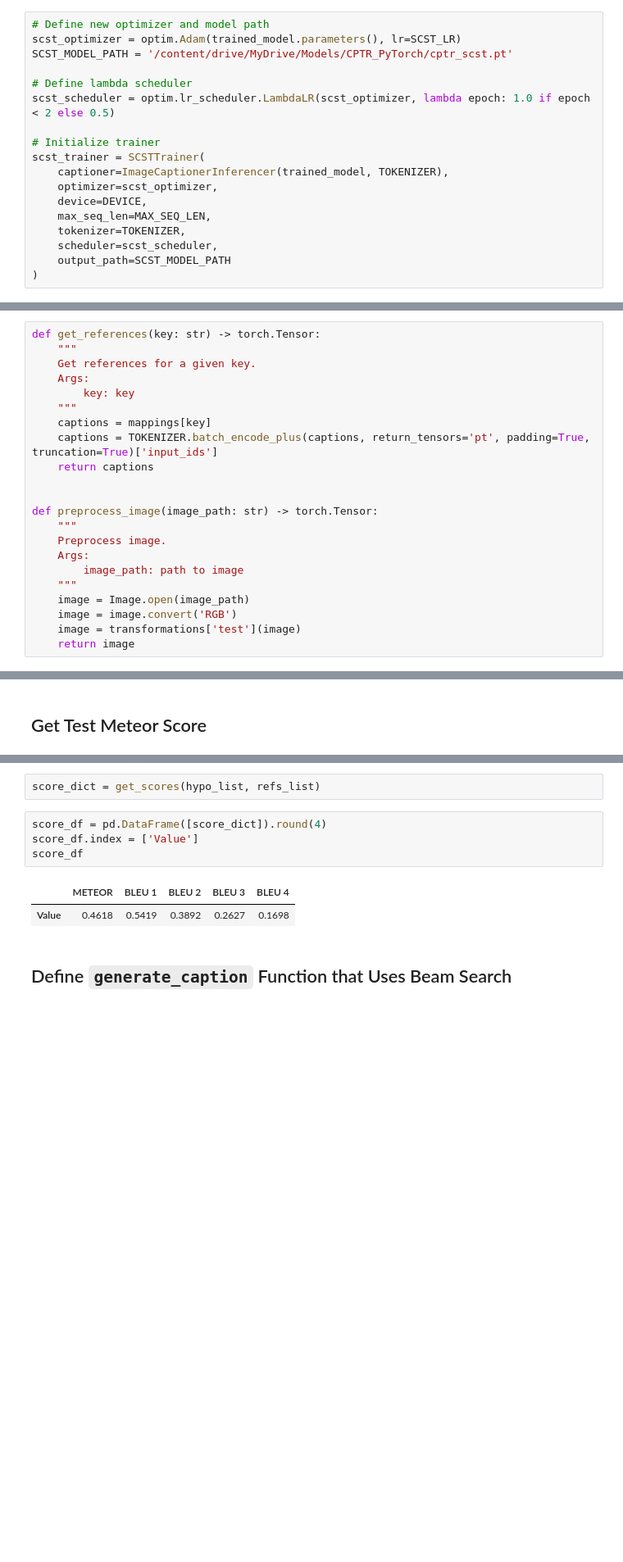
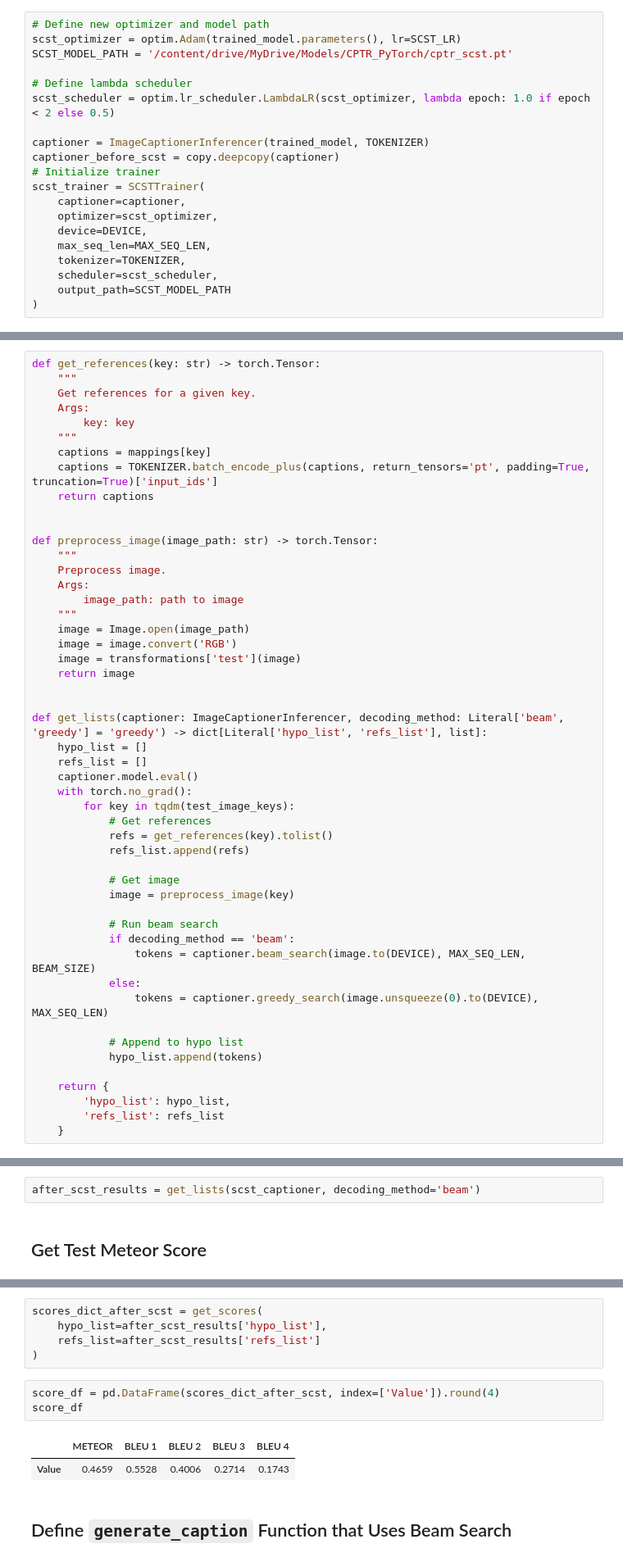
Before and after one commit to danplotkin/image_captioning_with_scst, a Jupyter notebook: ImageCaptioner.ipynb, the cells around one changed output, grey strips where cells are left out. Shown at 82% size. Saved outputs shown, nothing was run; the diff lists cells and outputs as text; blank space fills up the shorter version.

```diff
--- a/ImageCaptioner.ipynb
+++ b/ImageCaptioner.ipynb
@@ -1282,9 +1323,11 @@ SCST_MODEL_PATH = '/content/drive/MyDrive/Models/CPTR_PyTorch/cptr_scst.pt'
 # Define lambda scheduler
 scst_scheduler = optim.lr_scheduler.LambdaLR(scst_optimizer, lambda epoch: 1.0 if epoch < 2 else 0.5)
 
+captioner = ImageCaptionerInferencer(trained_model, TOKENIZER)
+captioner_before_scst = copy.deepcopy(captioner)
 # Initialize trainer
 scst_trainer = SCSTTrainer(
-    captioner=ImageCaptionerInferencer(trained_model, TOKENIZER),
+    captioner=captioner,
     optimizer=scst_optimizer,
     device=DEVICE,
     max_seq_len=MAX_SEQ_LEN,
@@ -1382,5 +1433,33 @@ def preprocess_image(image_path: str) -> torch.Tensor:
     image = image.convert('RGB')
     image = transformations['test'](image)
     return image
+
+
+def get_lists(captioner: ImageCaptionerInferencer, decoding_method: Literal['beam', 'greedy'] = 'greedy') -> dict[Literal['hypo_list', 'refs_list'], list]:
+    hypo_list = []
+    refs_list = []
+    captioner.model.eval()
+    with torch.no_grad():
+        for key in tqdm(test_image_keys):
+            # Get references
+            refs = get_references(key).tolist()
+            refs_list.append(refs)
+
+            # Get image
+            image = preprocess_image(key)
+
+            # Run beam search
+            if decoding_method == 'beam':
+                tokens = captioner.beam_search(image.to(DEVICE), MAX_SEQ_LEN, BEAM_SIZE)
+            else:
+                tokens = captioner.greedy_search(image.unsqueeze(0).to(DEVICE), MAX_SEQ_LEN)
+
+            # Append to hypo list
+            hypo_list.append(tokens)
+
+    return {
+        'hypo_list': hypo_list,
+        'refs_list': refs_list
+    }
 # %% [markdown]
 ### Run Beam Search Predictions
@@ -1403,2 +1466,4 @@ with torch.no_grad():
+# %%
+after_scst_results = get_lists(scst_captioner, decoding_method='beam')
 # %% [markdown]
 ## Get Test Meteor Score
@@ -1444,12 +1470,14 @@ def get_scores(hypo_list: list[list[int]], refs_list: list[list[list[int]]]) ->
 # %%
-score_dict = get_scores(hypo_list, refs_list)
+scores_dict_after_scst = get_scores(
+    hypo_list=after_scst_results['hypo_list'],
+    refs_list=after_scst_results['refs_list']
+)
 # %%
-score_df = pd.DataFrame([score_dict]).round(4)
-score_df.index = ['Value']
+score_df = pd.DataFrame(scores_dict_after_scst, index=['Value']).round(4)
 score_df
 # %% [output]
 |  | METEOR | BLEU 1 | BLEU 2 | BLEU 3 | BLEU 4 |
-| Value | 0.4618 | 0.5419 | 0.3892 | 0.2627 | 0.1698 |
+| Value | 0.4659 | 0.5528 | 0.4006 | 0.2714 | 0.1743 |
 # %% [markdown]
 ## Define `generate_caption` Function that Uses Beam Search
 # %%
```
Also changed, not shown: parts of 9 cells of this notebook.
